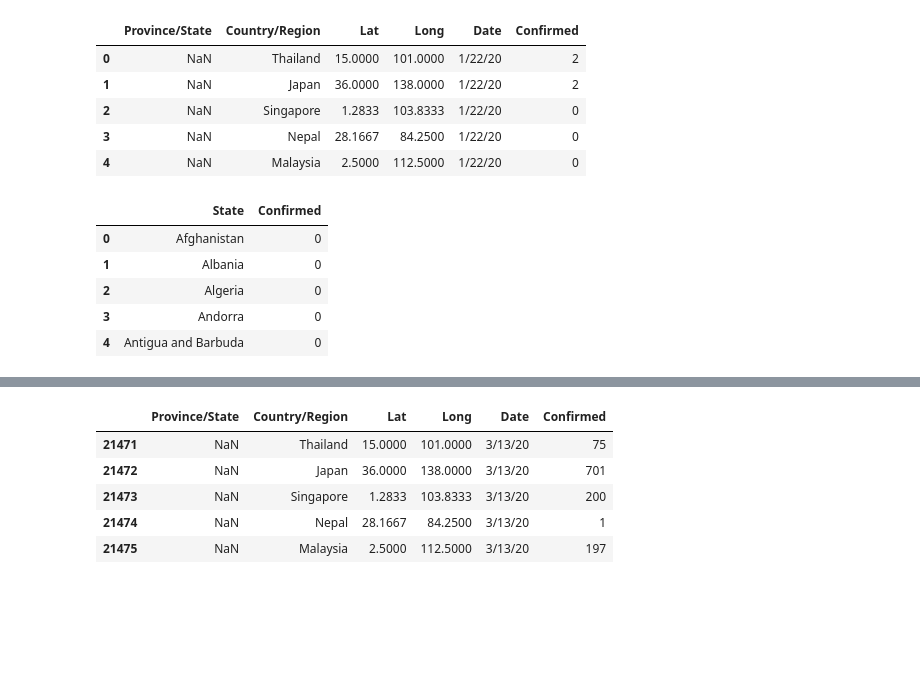
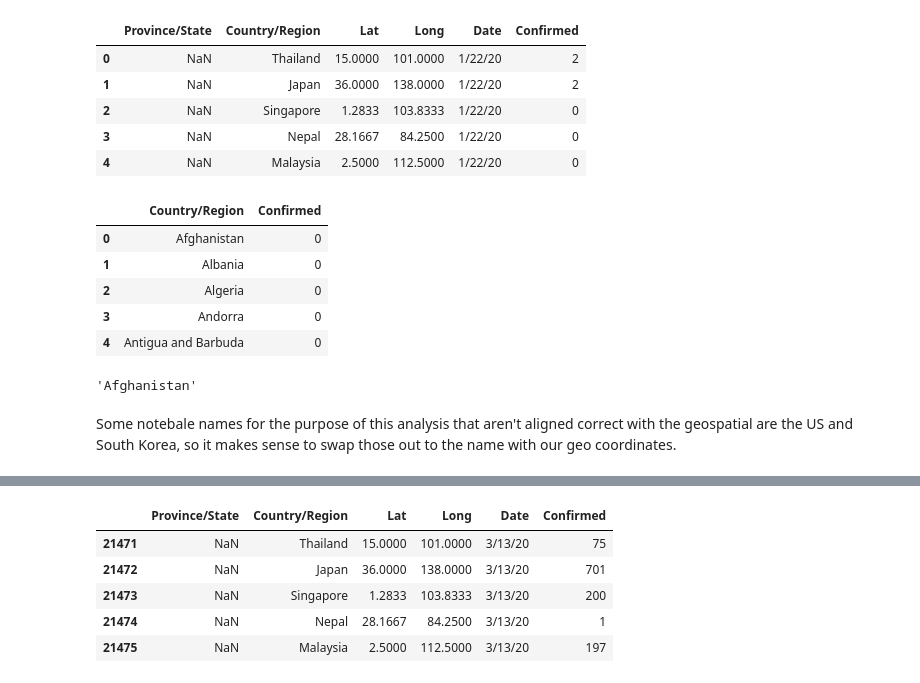
Before and after one commit to dkeogh1/time-series-covid, a Jupyter notebook: visualize_countries.ipynb, the cells around one changed output, grey strips where cells are left out. Cells and saved outputs as stored; diff of their text form; code cells hidden in the pictures; blank space fills up the shorter version.

Commit message:
adding by state class

```diff
--- a/visualize_countries.ipynb
+++ b/visualize_countries.ipynb
@@ -35,7 +69,7 @@ len(confirmed_melted)
 # %% [output]
 21892
 # %%
-first_day = ≈['Date'].iloc[0]
+first_day = confirmed_melted['Date'].iloc[0]
 last_day = confirmed_melted['Date'].iloc[-1]
 # %%
 mask1 = confirmed_melted['Date'].str.contains(first_day)
@@ -49,12 +83,11 @@ first_day_df.head()
 | 3 | NaN | Nepal | 28.1667 | 84.2500 | 1/22/20 | 0 |
 | 4 | NaN | Malaysia | 2.5000 | 112.5000 | 1/22/20 | 0 |
 # %%
-data_to_plot = first_day_df[['Country/Region', 'Confirmed']]
-data_to_plot.rename(columns={'Country/Region':'State'},inplace=True)
-data_to_plot = data_to_plot.groupby('State').sum().reset_index()
-data_to_plot.head()
+first_day_df = first_day_df[['Country/Region', 'Confirmed']]
+first_day_df = first_day_df.groupby('Country/Region').sum().reset_index()
+first_day_df.head()
 # %% [output]
-|  | State | Confirmed |
+|  | Country/Region | Confirmed |
 | 0 | Afghanistan | 0 |
 | 1 | Albania | 0 |
 | 2 | Algeria | 0 |
@@ -64,0 +96,10 @@ hist_indicator = 'Confirmed'
+# %%
+with open('./data/world-countries.json', 'r') as f:
+    wc = json.load(f)
+
+country_features = [x['properties']['name'] for x in wc['features']]
+
+country_names = first_day_df['Country/Region']
+country_names[0]
+# %% [output]
+'Afghanistan'
@@ -64,0 +114,2 @@ hist_indicator = 'Confirmed'
+# %% [markdown]
+Some notebale names for the purpose of this analysis that aren't aligned correct with the geospatial are the US and South Korea, so it makes sense to swap those out to the name with our geo coordinates.
```
Also changed, not shown: parts of 24 cells of this notebook, 3 other files.
